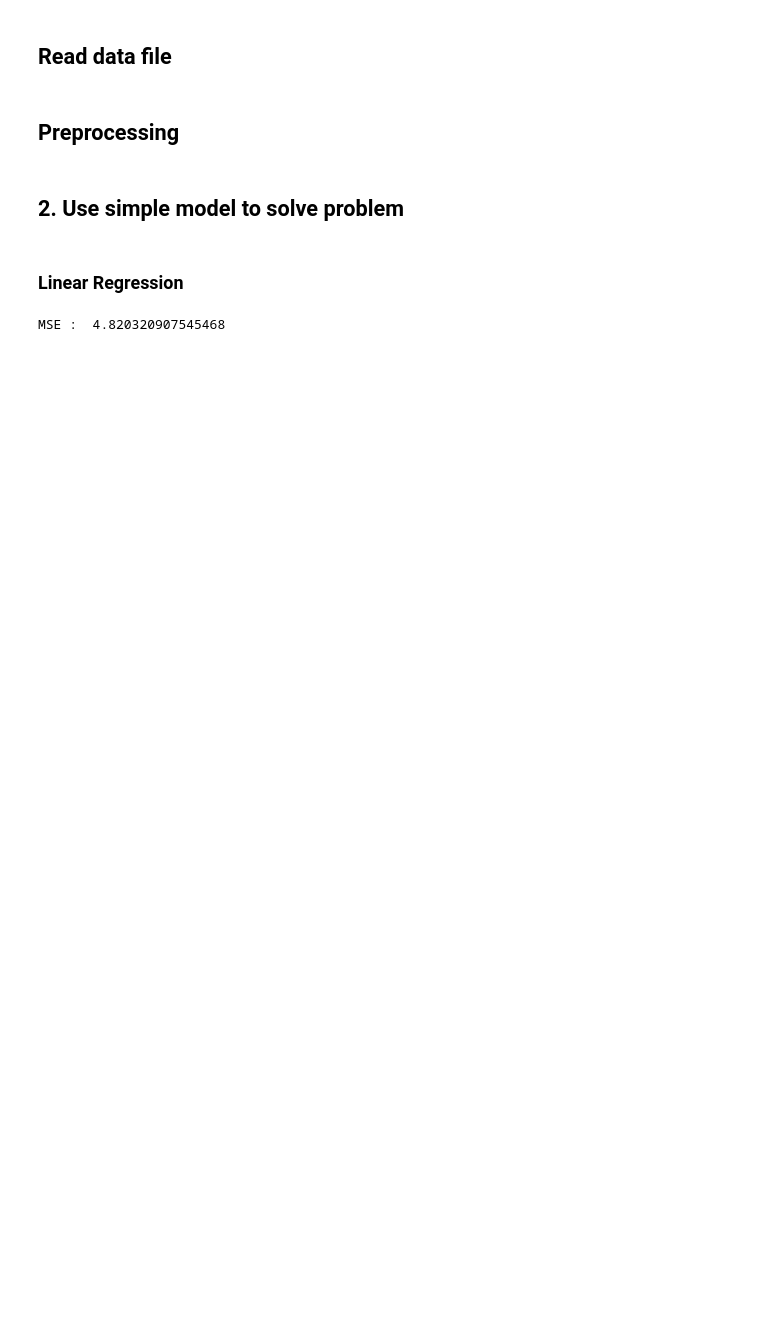
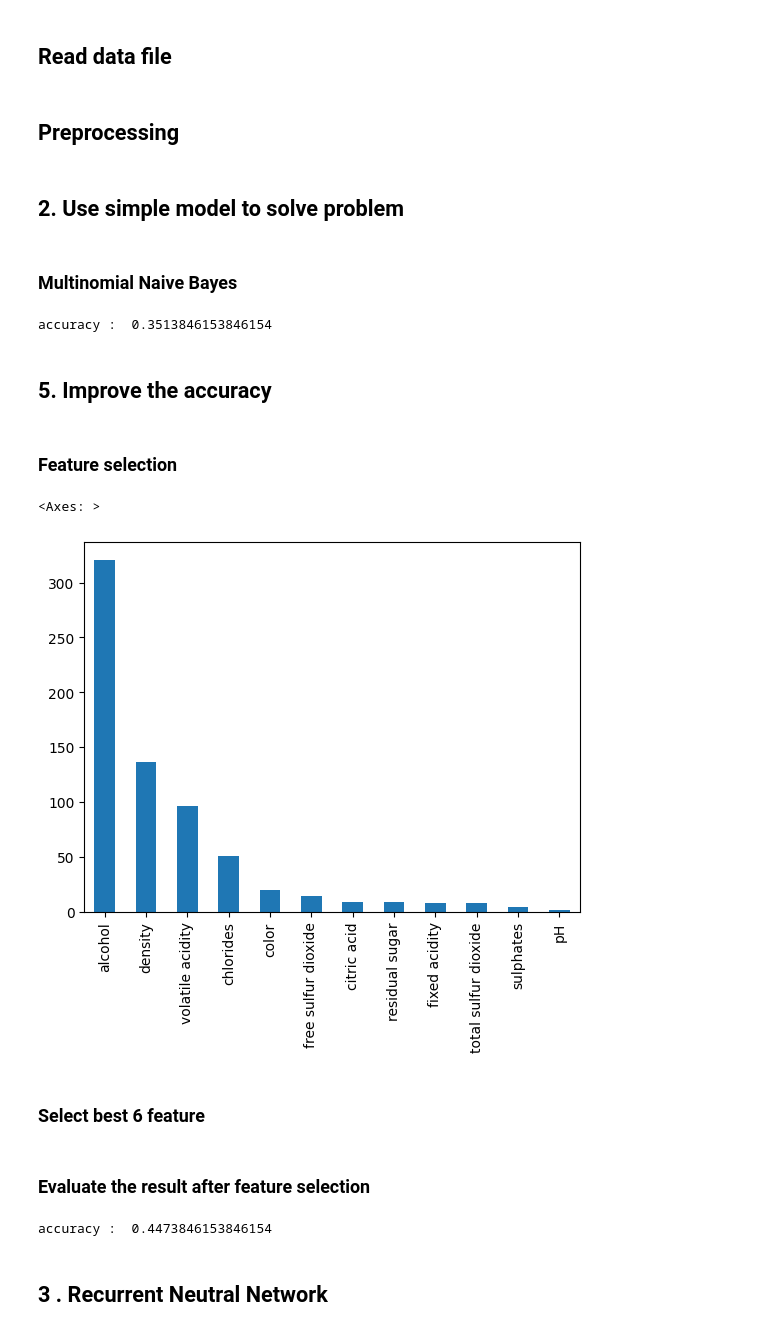
Before and after one commit to PQuoc2003/52100927_ml_final, a Jupyter notebook: solution.ipynb, the cells around one changed output. Saved outputs shown, nothing was run; the diff lists cells and outputs as text; code cells hidden in the pictures; blank space fills up the shorter version.

Commit message:
add naiveBayes and RNN

```diff
--- a/solution.ipynb
+++ b/solution.ipynb
@@ -7,15 +11,15 @@ from sklearn.metrics import mean_squared_error
 # %% [markdown]
 ## Read data file
 # %%
-data = pd.read_csv('./abalone.csv')
+data = pd.read_csv('./wine.csv')
 # %% [markdown]
 ## Preprocessing
 # %%
 le =LabelEncoder()
 
-le.fit(data['Sex'])
+le.fit(data['color'])
 
-data['Sex']=le.transform(data['Sex'])
+data['color']=le.transform(data['color'])
 # %% [markdown]
 ## 2. Use simple model to solve problem
 # %%
@@ -24,14 +28,32 @@ y = data['Rings']
 # %%
 X_train, X_test , y_train , y_test = train_test_split(X, y, test_size=0.25, random_state=42)
-# %% [markdown]
-### Linear Regression
+# %% [markdown]
+### Multinomial Naive Bayes
 # %%
-model = LinearRegression()
+model = MultinomialNB()
 
 model.fit(X_train, y_train)
 
 y_pred = model.predict(X_test)
 
-print("MSE : ", mean_squared_error(y_test, y_pred))
+print("accuracy : ", accuracy_score(y_test, y_pred))
 # %% [output]
-MSE :  4.820320907545468
+accuracy :  0.3513846153846154
+# %% [markdown]
+## 5. Improve the accuracy
+# %% [markdown]
+### Feature selection
+# %%
+X = data.drop('quality', axis=1)
+y = data['quality']
+
+score = f_classif(X, y)
+
+value = pd.Series(score[0], index=X.columns)
+value.sort_values(ascending=False, inplace=True)
+value.plot.bar()
+# %% [output]
+<Axes: >
+[figure, added]
+# %% [markdown]
+### Select best 6 feature
@@ -37,0 +67,14 @@ MSE :  4.820320907545468
+# %% [markdown]
+### Evaluate the result after feature selection
+# %%
+model = MultinomialNB()
+
+model.fit(X_train_new, y_train)
+
+y_pred = model.predict(X_test_new)
+
+print("accuracy : ", accuracy_score(y_test, y_pred))
+# %% [output]
+accuracy :  0.4473846153846154
+# %% [markdown]
+## 3 . Recurrent Neutral Network
```
Also changed, not shown: parts of 23 cells of this notebook.
